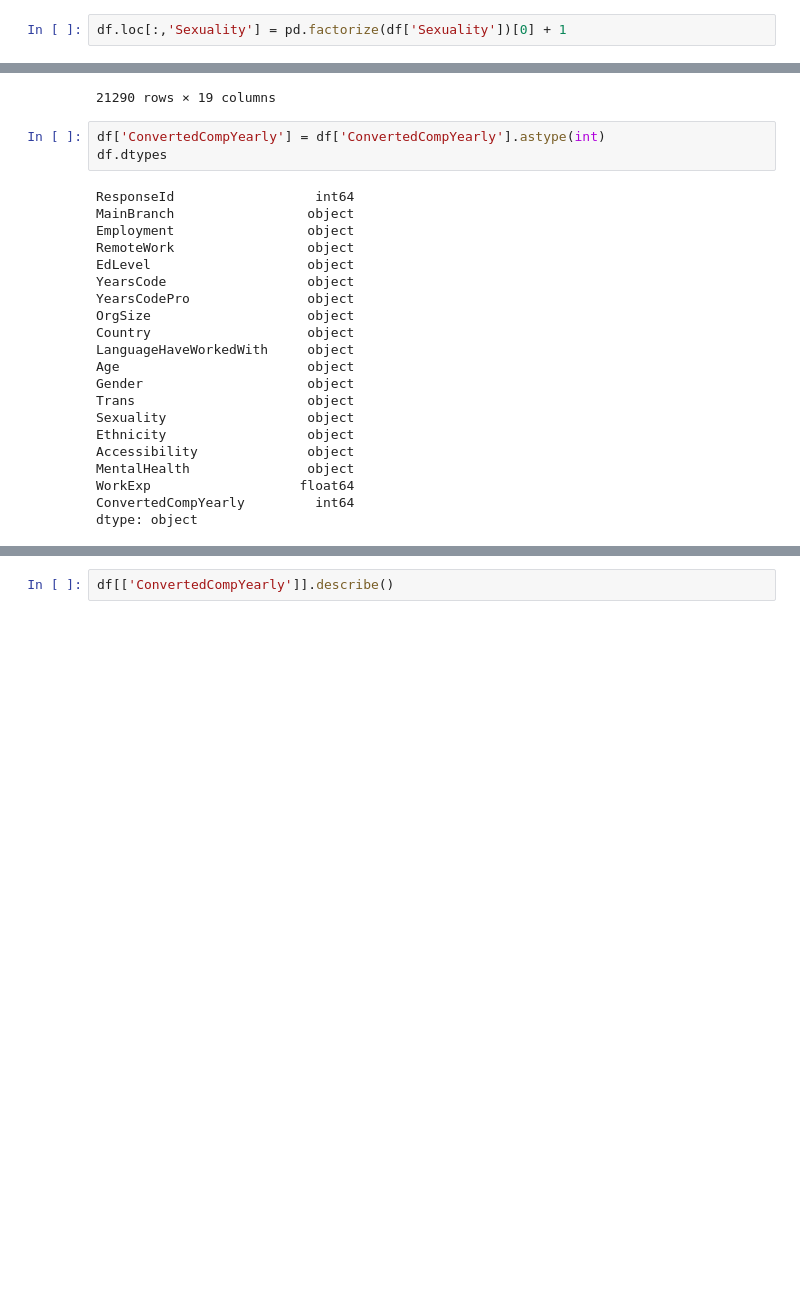
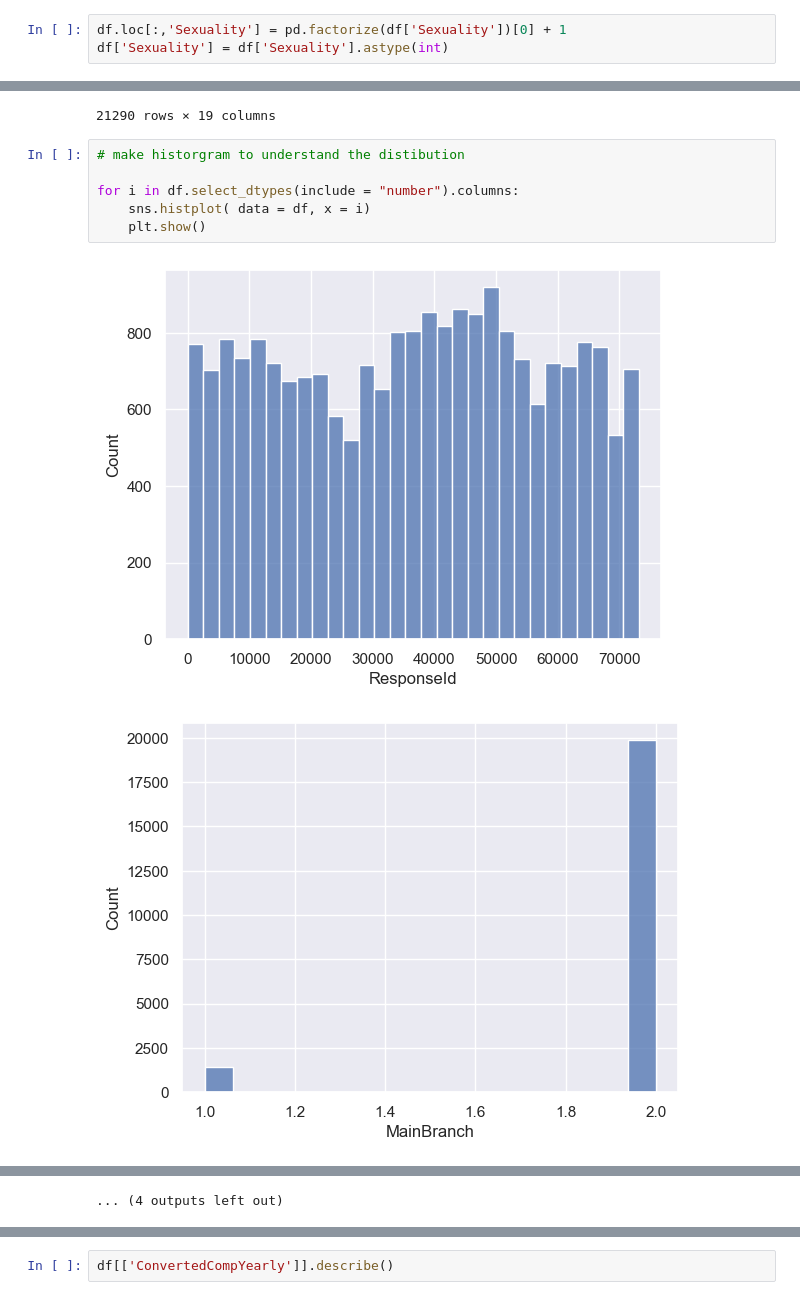
Before and after one commit to tomasohCHOM/PredictMyTechSalary, a Jupyter notebook: Data_Cleaning.ipynb, the cells around one changed output, grey strips where cells are left out. Saved outputs shown, nothing was run; the diff lists cells and outputs as text; blank space fills up the shorter version.

Commit message:
Data cleaning and models are updates

```diff
--- a/Data_Cleaning.ipynb
+++ b/Data_Cleaning.ipynb
@@ -279,6 +288,7 @@ Sexuality:  ['Straight / Heterosexual' 'Prefer not to say' 'Gay or Lesbian' 'Bis
  'Bisexual;Straight / Heterosexual;Prefer to self-describe:;Gay or Lesbian;Queer']
 # %%
 df.loc[:,'Sexuality'] = pd.factorize(df['Sexuality'])[0] + 1
+df['Sexuality'] = df['Sexuality'].astype(int)
 # %%
 filtered_ethnicities = df['Ethnicity'].value_counts()[:20].index.tolist()
 print(filtered_ethnicities)
@@ -382,27 +420,12 @@ df
 | 73116 | 73117 | 2 | 2 | 2 | 1 | 4 | 16 | 9 | 1 | ... |
 | 73119 | 73120 | 2 | 2 | 2 | 1 | 2 | 1 | 3 | 1 | ... |
 21290 rows × 19 columns
-# %%
-df['ConvertedCompYearly'] = df['ConvertedCompYearly'].astype(int)
-df.dtypes
-# %% [output]
-ResponseId                  int64
-MainBranch                 object
-Employment                 object
-RemoteWork                 object
-EdLevel                    object
-YearsCode                  object
-YearsCodePro               object
-OrgSize                    object
-Country                    object
-LanguageHaveWorkedWith     object
-Age                        object
-Gender                     object
-Trans                      object
-Sexuality                  object
-Ethnicity                  object
-Accessibility              object
-MentalHealth               object
-WorkExp                   float64
-ConvertedCompYearly         int64
-dtype: object
+# %%
+# make historgram to understand the distibution
+
+for i in df.select_dtypes(include = "number").columns:
+    sns.histplot( data = df, x = i)
+    plt.show()
+# %% [output]
+[figure, added]
+[figure, added]
@@ -408,0 +442 @@ dtype: object
+... (4 outputs left out)
```
Also changed, not shown: parts of 38 cells of this notebook, 2 other files.
